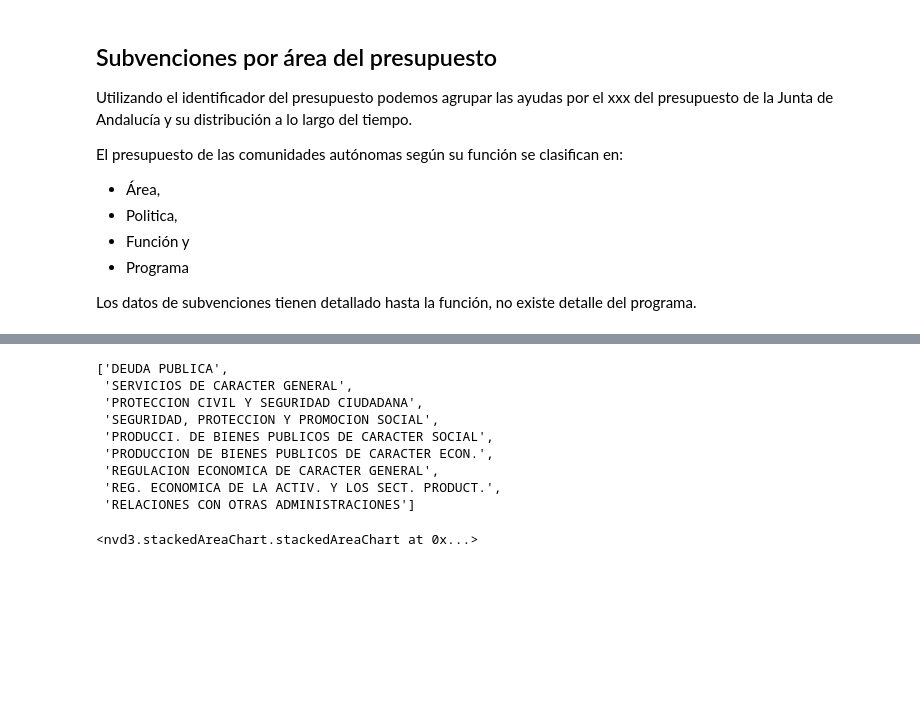
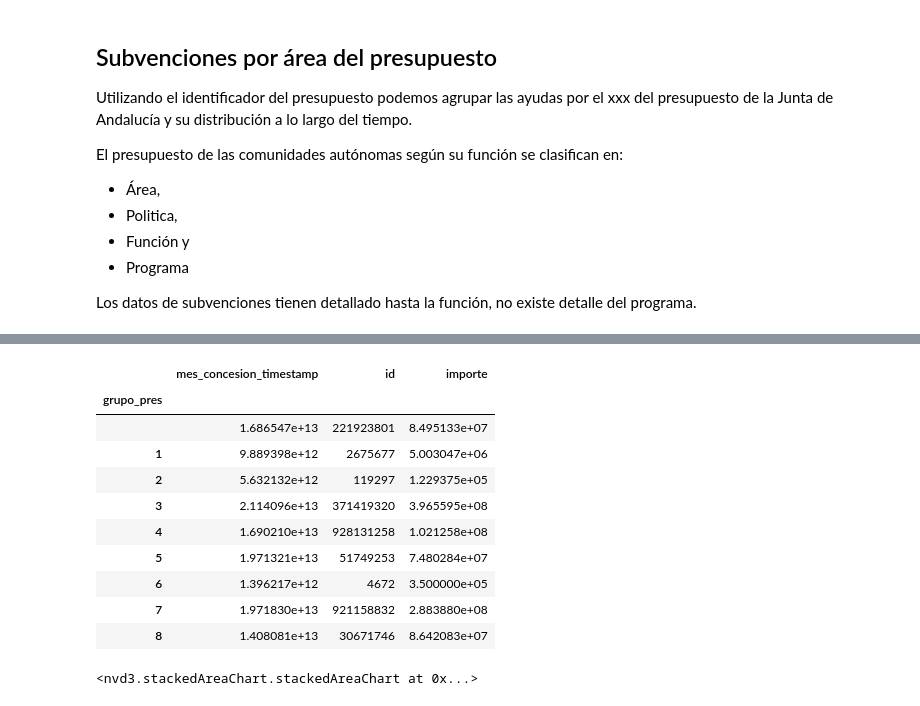
Before and after one commit to jdayllon/subvenciones, a Jupyter notebook: subvenciones.ipynb, the cells around one changed output, grey strips where cells are left out. Cells and saved outputs as stored; diff of their text form; code cells hidden in the pictures; blank space fills up the shorter version.

```diff
--- a/subvenciones.ipynb
+++ b/subvenciones.ipynb
@@ -342,16 +349,20 @@ py.iplot(fig, filename='stacked-bar')
 # %% [output]
 [interactive output not drawn]
 # %%
+#areas_presupuesto
+subvenciones_por_grupo
 # %% [output]
-['DEUDA PUBLICA',
- 'SERVICIOS DE CARACTER GENERAL',
- 'PROTECCION CIVIL Y SEGURIDAD CIUDADANA',
- 'SEGURIDAD, PROTECCION Y PROMOCION SOCIAL',
- 'PRODUCCI. DE BIENES PUBLICOS DE CARACTER SOCIAL',
- 'PRODUCCION DE BIENES PUBLICOS DE CARACTER ECON.',
- 'REGULACION ECONOMICA DE CARACTER GENERAL',
- 'REG. ECONOMICA DE LA ACTIV. Y LOS SECT. PRODUCT.',
- 'RELACIONES CON OTRAS ADMINISTRACIONES']
+|  | mes_concesion_timestamp | id | importe |
+| grupo_pres |  |  |  |
+|  | 1.686547e+13 | 221923801 | 8.495133e+07 |
+| 1 | 9.889398e+12 | 2675677 | 5.003047e+06 |
+| 2 | 5.632132e+12 | 119297 | 1.229375e+05 |
+| 3 | 2.114096e+13 | 371419320 | 3.965595e+08 |
+| 4 | 1.690210e+13 | 928131258 | 1.021258e+08 |
+| 5 | 1.971321e+13 | 51749253 | 7.480284e+07 |
+| 6 | 1.396217e+12 | 4672 | 3.500000e+05 |
+| 7 | 1.971830e+13 | 921158832 | 2.883880e+08 |
+| 8 | 1.408081e+13 | 30671746 | 8.642083e+07 |
 # %%
 #subvenciones_por_finalidad_beneficiario['finalidad'].drop_duplicates()
 # %%
```
Also changed, not shown: parts of 15 cells of this notebook.
